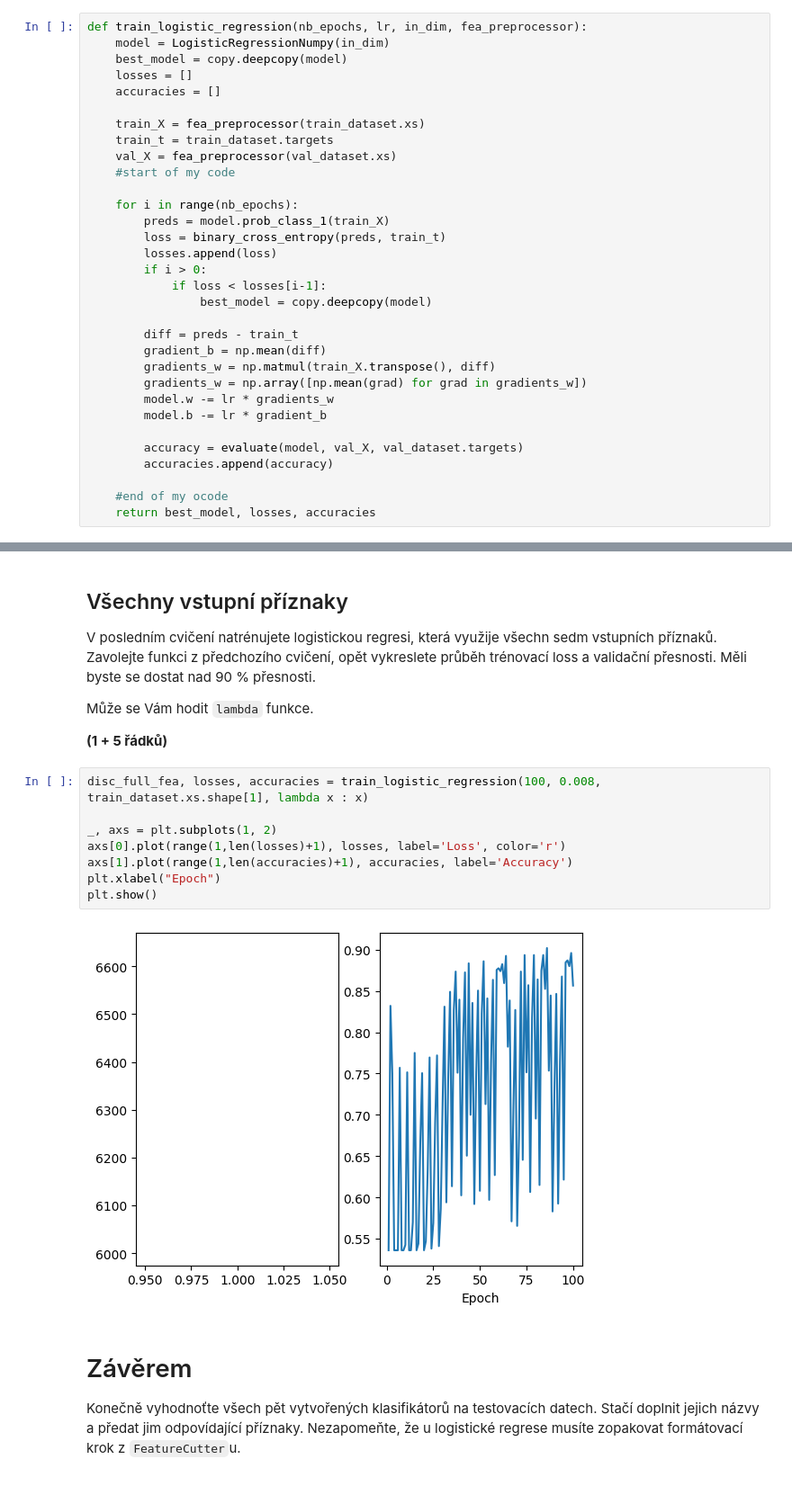
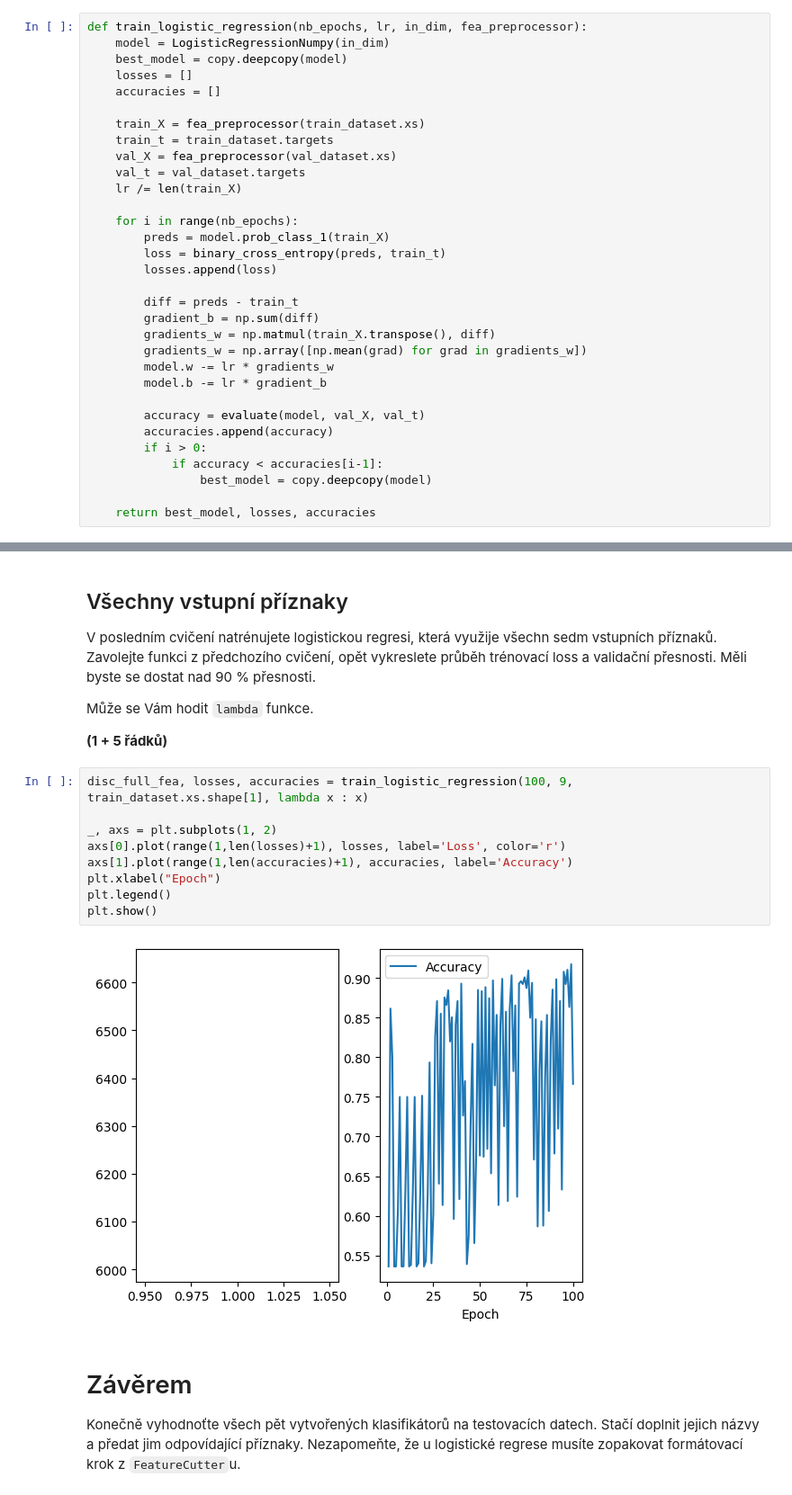
Before and after one commit to MichalPysik/SUI-projects, a Jupyter notebook: 2-classification/zadani.ipynb, the cells around one changed output, grey strips where cells are left out. Shown at 90% size. Drawn from its saved outputs; the diff is of its cells as text.

```diff
--- a/2-classification/zadani.ipynb
+++ b/2-classification/zadani.ipynb
@@ -276,27 +276,27 @@ def train_logistic_regression(nb_epochs, lr, in_dim, fea_preprocessor):
     train_X = fea_preprocessor(train_dataset.xs)
     train_t = train_dataset.targets
     val_X = fea_preprocessor(val_dataset.xs)
-    #start of my code
+    val_t = val_dataset.targets
+    lr /= len(train_X)
 
     for i in range(nb_epochs):
         preds = model.prob_class_1(train_X)
         loss = binary_cross_entropy(preds, train_t)
         losses.append(loss)
-        if i > 0:
-            if loss < losses[i-1]:
-                best_model = copy.deepcopy(model)
 
         diff = preds - train_t
-        gradient_b = np.mean(diff)
+        gradient_b = np.sum(diff)
         gradients_w = np.matmul(train_X.transpose(), diff)
         gradients_w = np.array([np.mean(grad) for grad in gradients_w])
         model.w -= lr * gradients_w
         model.b -= lr * gradient_b
 
-        accuracy = evaluate(model, val_X, val_dataset.targets)
+        accuracy = evaluate(model, val_X, val_t)
         accuracies.append(accuracy)
+        if i > 0:
+            if accuracy < accuracies[i-1]:
+                best_model = copy.deepcopy(model)
 
-    #end of my ocode
     return best_model, losses, accuracies
 # %% [markdown]
 Funkci zavolejte a natrénujte model.
@@ -345,15 +346,16 @@ Může se Vám hodit `lambda` funkce.
 
 **(1 + 5 řádků)**
 # %%
-disc_full_fea, losses, accuracies = train_logistic_regression(100, 0.008, train_dataset.xs.shape[1], lambda x : x)
+disc_full_fea, losses, accuracies = train_logistic_regression(100, 9, train_dataset.xs.shape[1], lambda x : x)
 
 _, axs = plt.subplots(1, 2)
 axs[0].plot(range(1,len(losses)+1), losses, label='Loss', color='r')
 axs[1].plot(range(1,len(accuracies)+1), accuracies, label='Accuracy')
 plt.xlabel("Epoch")
+plt.legend()
 plt.show()
 # %% [output]
-[figure, old version]
+[figure, new version]
 # %% [markdown]
 # Závěrem
 Konečně vyhodnoťte všech pět vytvořených klasifikátorů na testovacích datech.
```
Also changed, not shown: parts of 2 cells of this notebook.
